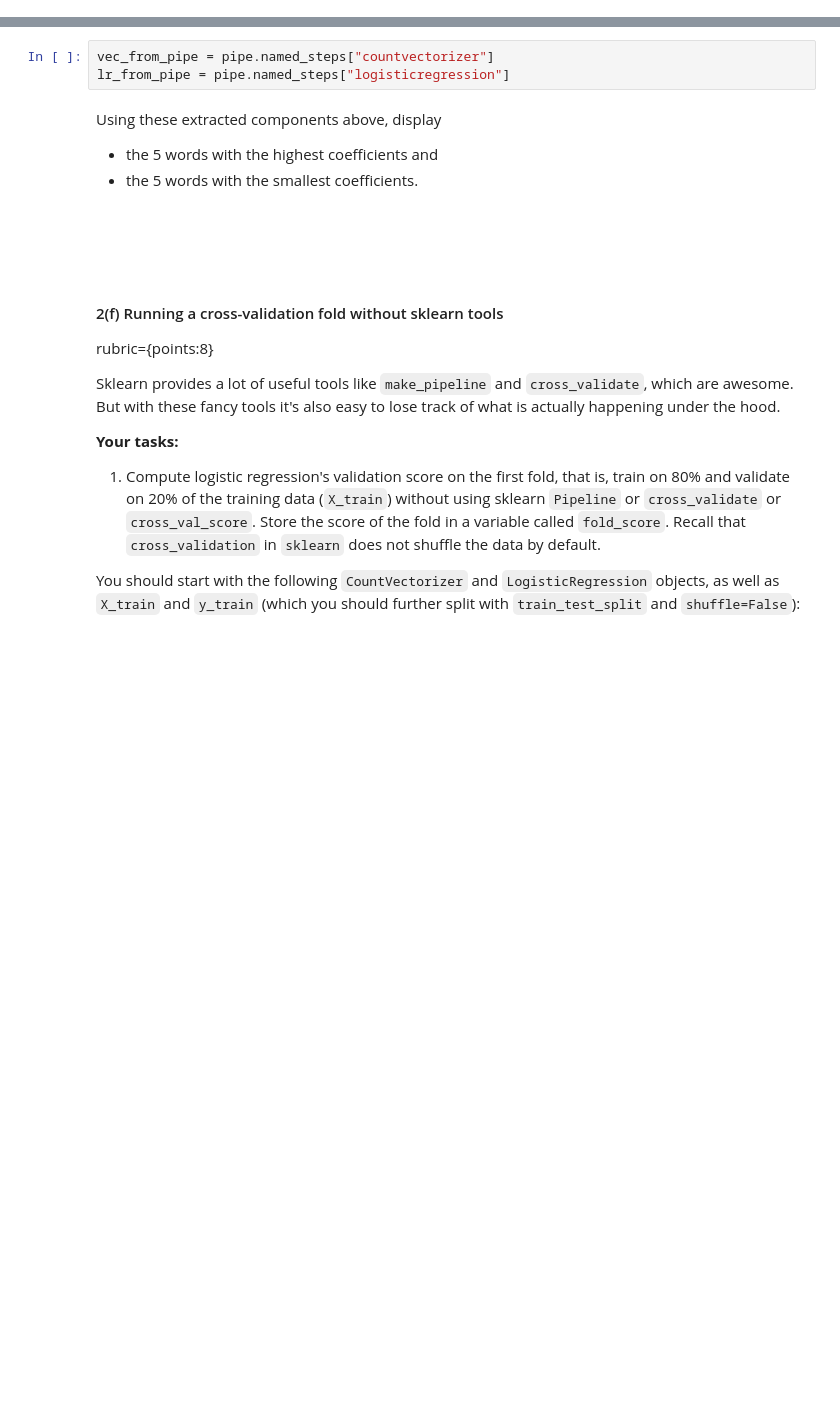
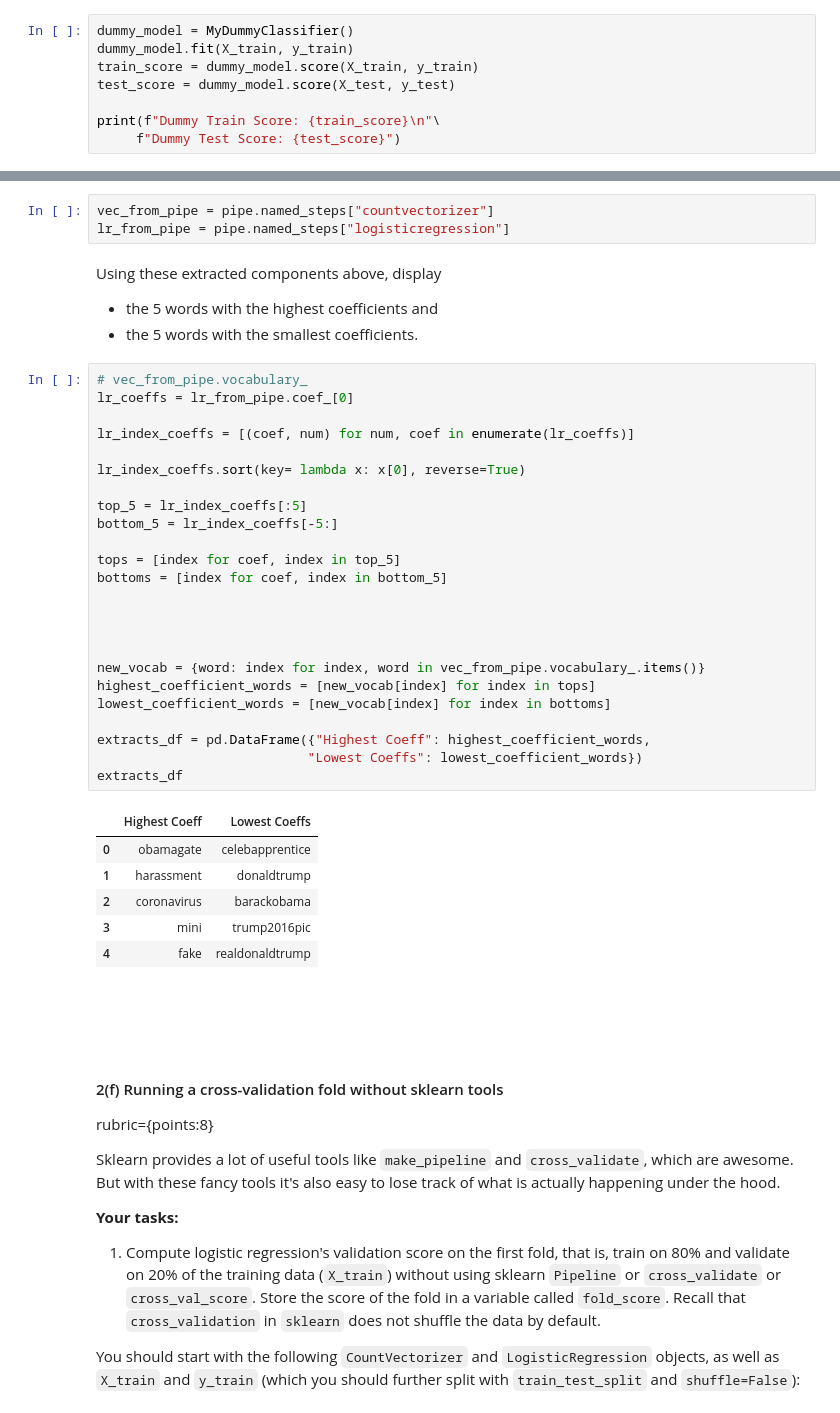
Before and after one commit to Blaise143/CPSC-330-ASSIGNMENTS, a Jupyter notebook: hw4/hw4.ipynb, the cells around one changed output, grey strips where cells are left out. Drawn from its saved outputs; the diff is of its cells as text; blank space fills up the shorter version.

```diff
--- a/hw4/hw4.ipynb
+++ b/hw4/hw4.ipynb
@@ -239,3 +262,11 @@ By the way, are these scores any good?
 - Run `DummyClassifier` (or `MyDummyClassifier`!) on this dataset.
 - Compare the `DummyClassifier` score to what you got from logistic regression above. Does logistic regression seem to be doing anything useful?
 - Is it necessary to use `CountVectorizer` here? Briefly explain.
+# %%
+dummy_model = MyDummyClassifier()
+dummy_model.fit(X_train, y_train)
+train_score = dummy_model.score(X_train, y_train)
+test_score = dummy_model.score(X_test, y_test)
+
+print(f"Dummy Train Score: {train_score}\n"\
+     f"Dummy Test Score: {test_score}")
@@ -268,6 +311,37 @@ lr_from_pipe = pipe.named_steps["logisticregression"]
 Using these extracted components above, display
 - the 5 words with the highest coefficients and
 - the 5 words with the smallest coefficients.
+# %%
+# vec_from_pipe.vocabulary_
+lr_coeffs = lr_from_pipe.coef_[0]
+
+lr_index_coeffs = [(coef, num) for num, coef in enumerate(lr_coeffs)]
+
+lr_index_coeffs.sort(key= lambda x: x[0], reverse=True)
+
+top_5 = lr_index_coeffs[:5]
+bottom_5 = lr_index_coeffs[-5:]
+
+tops = [index for coef, index in top_5]
+bottoms = [index for coef, index in bottom_5]
+
+
+
+
+new_vocab = {word: index for index, word in vec_from_pipe.vocabulary_.items()}
+highest_coefficient_words = [new_vocab[index] for index in tops]
+lowest_coefficient_words = [new_vocab[index] for index in bottoms]
+
+extracts_df = pd.DataFrame({"Highest Coeff": highest_coefficient_words,
+                           "Lowest Coeffs": lowest_coefficient_words})
+extracts_df
+# %% [output]
+|  | Highest Coeff | Lowest Coeffs |
+| 0 | obamagate | celebapprentice |
+| 1 | harassment | donaldtrump |
+| 2 | coronavirus | barackobama |
+| 3 | mini | trump2016pic |
+| 4 | fake | realdonaldtrump |
 # %% [markdown]
 <br><br>
 # %% [markdown]
```
Also changed, not shown: parts of 8 cells of this notebook.
